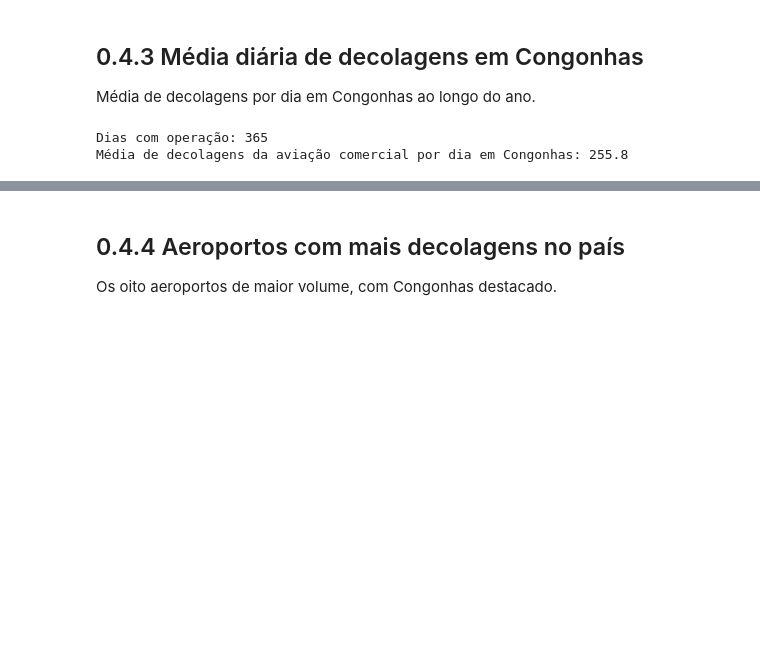
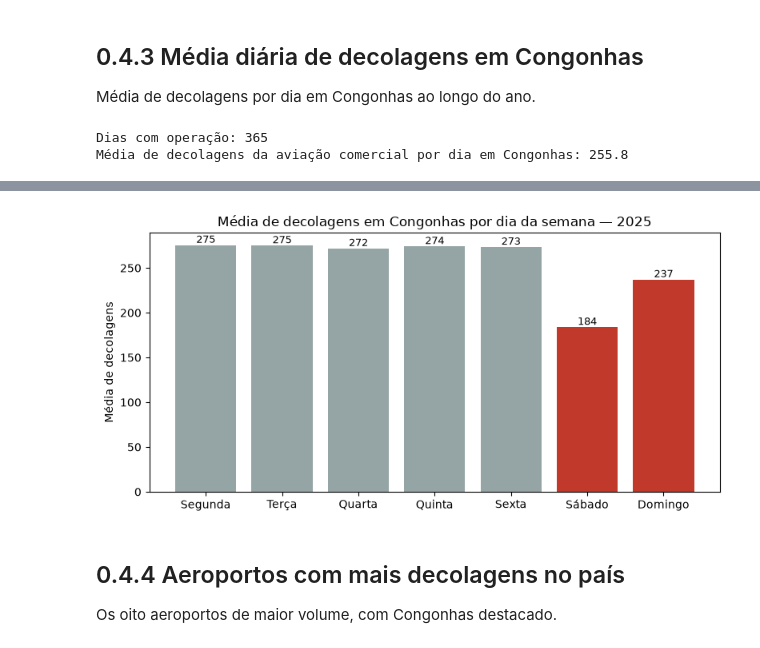
Before and after one commit to FoxMuller/taxi_out_cgh, a Jupyter notebook: 0_4_statisticas_cgh.ipynb, the cells around one changed output, grey strips where cells are left out. Saved outputs shown, nothing was run; the diff lists cells and outputs as text; code cells hidden in the pictures; blank space fills up the shorter version.

```diff
--- a/0_4_statisticas_cgh.ipynb
+++ b/0_4_statisticas_cgh.ipynb
@@ -109,3 +129,20 @@ Média de decolagens da aviação comercial por dia em Congonhas: 255.8
+# %%
+dias_semana = ["Segunda", "Terça", "Quarta", "Quinta", "Sexta", "Sábado", "Domingo"]
+media_por_dow = sbsp_por_dia_ts.groupby(sbsp_por_dia_ts.index.dayofweek).mean()
+media_por_dow.index = dias_semana
+
+cores_dow = ["#c0392b" if d in ("Sábado", "Domingo") else "#95a5a6" for d in dias_semana]
+
+fig, ax = plt.subplots(figsize=(8, 4))
+ax.bar(dias_semana, media_por_dow.values, color=cores_dow)
+ax.set_ylabel("Média de decolagens")
+ax.set_title("Média de decolagens em Congonhas por dia da semana — 2025")
+for d, v in zip(dias_semana, media_por_dow.values):
+    ax.text(d, v, f"{v:.0f}", ha="center", va="bottom", fontsize=9)
+plt.tight_layout()
+plt.show()
+# %% [output]
+[figure, added]
 # %% [markdown]
 ## 0.4.4 Aeroportos com mais decolagens no país
 
```
Also changed, not shown: parts of 1 cell of this notebook.
